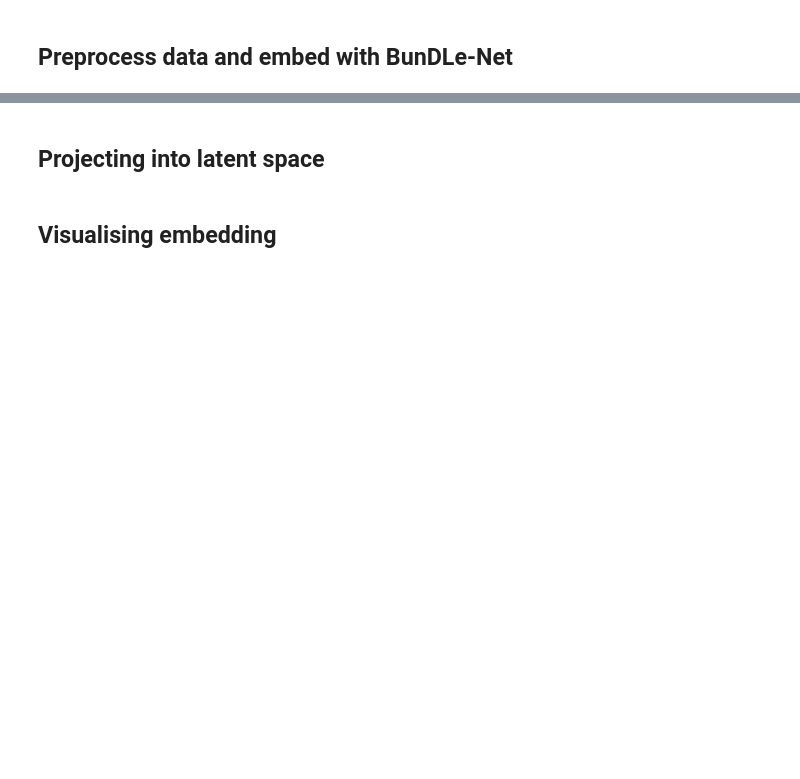
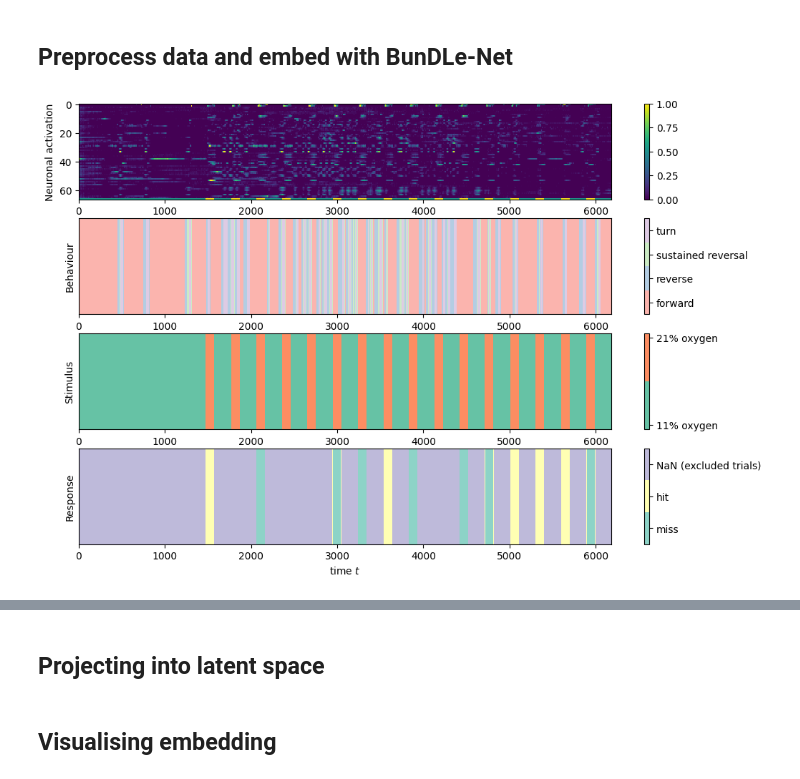
Before and after one commit to akshey-kumar/BunDLe-Net, a Jupyter notebook: experimental/on_stimuli_data/c_elegans_stimuli.ipynb, the cells around one changed output, grey strips where cells are left out. Cells and saved outputs as stored; diff of their text form; code cells hidden in the pictures; blank space fills up the shorter version.

```diff
--- a/experimental/on_stimuli_data/c_elegans_stimuli.ipynb
+++ b/experimental/on_stimuli_data/c_elegans_stimuli.ipynb
@@ -37,28 +29,0 @@ B = data.states
-# %%
-def plotting_neuronal_behavioural(X, B, B_names, S, S_names, R, R_names,**kwargs):
-    fig, axs = plt.subplots(4,1,figsize=(12,8))
-    im0 = axs[0].imshow(X.T,aspect='auto', interpolation='None',**kwargs)
-    # tell the colorbar to tick at integers
-    cax0 = plt.colorbar(im0)
-    axs[0].set_xlabel("time $t$")
-    axs[0].set_ylabel("Neuronal activation")
-
-    def discrete_plot(ax, B, B_names, y_label, cmap):
-        colors = sns.color_palette(cmap, len(B_names))
-        cmap = plt.get_cmap(cm.colors.ListedColormap(colors), np.max(B) - np.min(B) + 1)
-        im1 = ax.imshow([B], cmap=cmap, vmin=np.min(B) - 0.5, vmax=np.max(B) + 0.5, aspect='auto')
-        cax = plt.colorbar(im1, ticks=np.unique(B))
-        if B_names:
-            print(B_names.values())
-            cax.ax.set_yticklabels(list(B_names.values()))
-        ax.set_xlabel("time $t$")
-        ax.set_ylabel(y_label)
-        ax.set_yticks([])
-
-    discrete_plot(axs[1], B, B_names, y_label="Behaviour", cmap = 'Pastel1')
-    discrete_plot(axs[2], S, S_names, y_label="Stimulus", cmap = 'Set2')
-    discrete_plot(axs[3], R, R_names, y_label="Response", cmap = 'Set3')
-
-    plt.show()
-
-plotting_neuronal_behavioural(X, B, data.state_names, data.stimulus, data.stimulus_names, data.response, data.response_names, vmin=0, vmax=1)
@@ -71,5 +30,13 @@ dict_values(['miss', 'hit', 'NaN (excluded trials)'])
 # %% [markdown]
 ## Preprocess data and embed with BunDLe-Net
+# %%
+
+XnS = np.c_[X, data.stimulus/21.]
+XnS.shape, X.shape
+
+plotting_neuronal_behavioural(XnS, B, data.state_names, data.stimulus, data.stimulus_names, data.response, data.response_names, vmin=0, vmax=1)
+# %% [output]
+[figure, added]
 # %%
 ### Preprocess and prepare data for BundLe Net
 #time, X = preprocess_data(X, data.fps)
```
Also changed, not shown: parts of 14 cells of this notebook, 6 other files.
